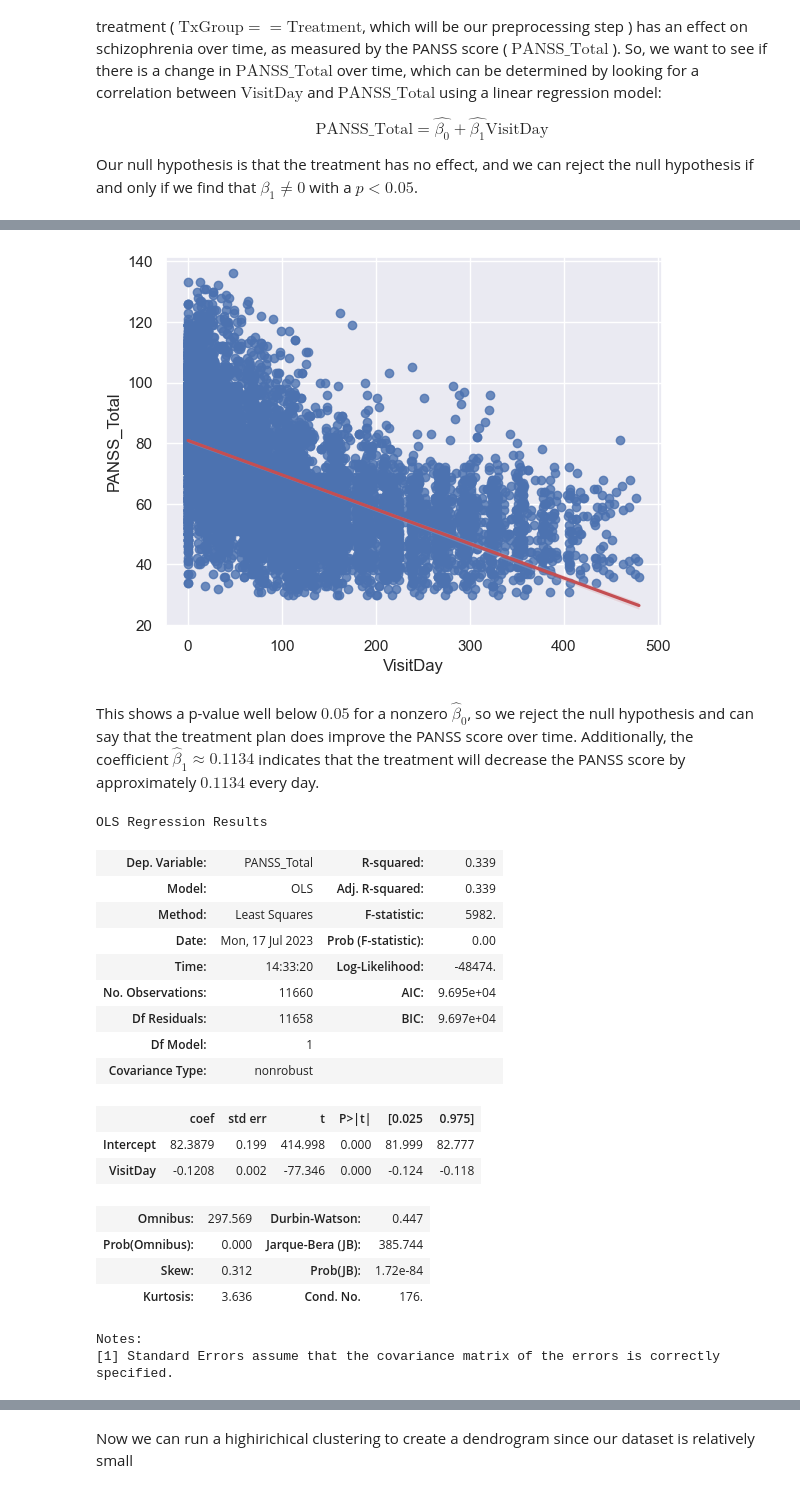
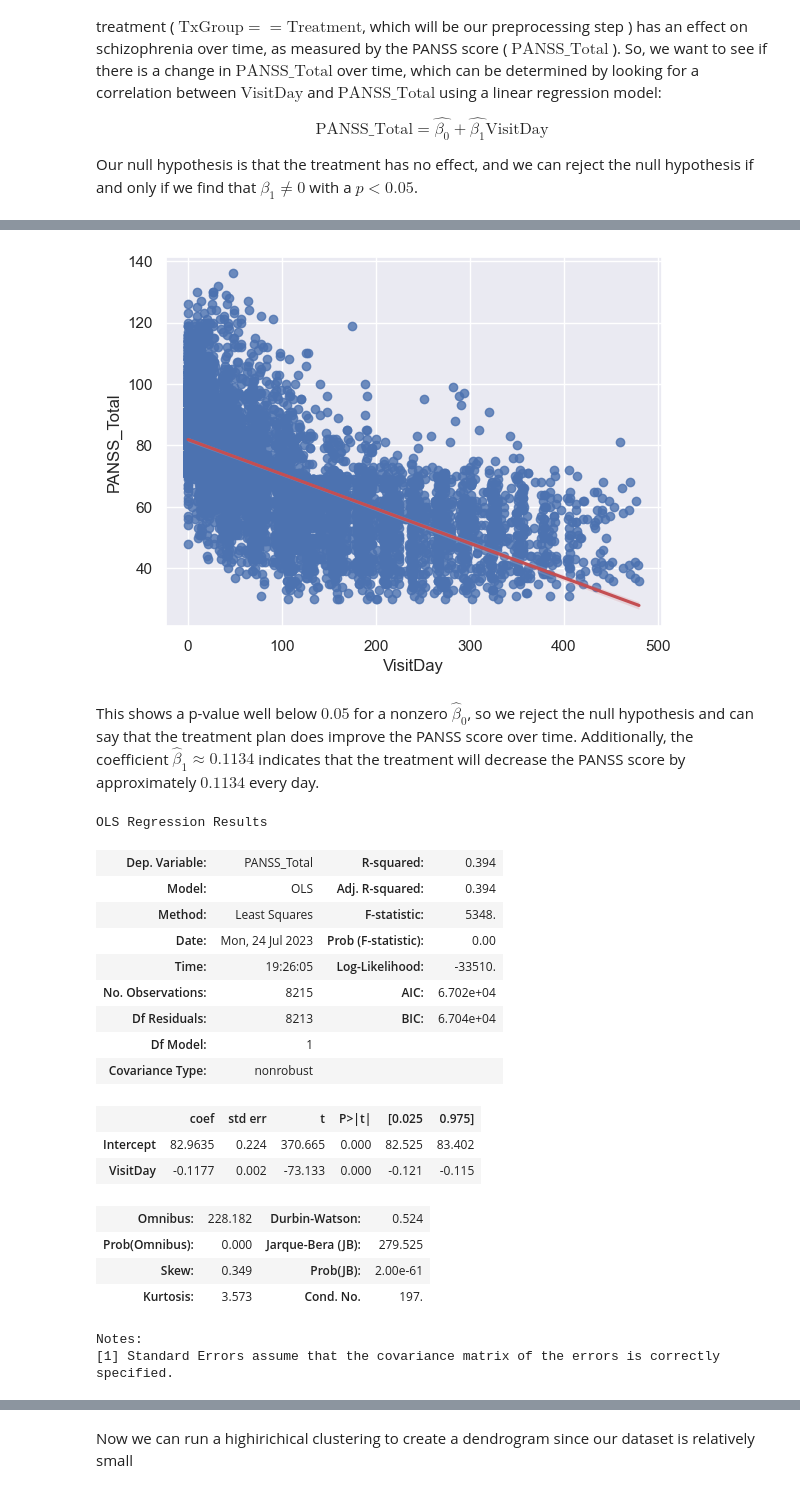
Before and after one commit to AlistairKeiller/STATS-202-final, a Jupyter notebook: final.ipynb, the cells around one changed output, grey strips where cells are left out. Saved outputs shown, nothing was run; the diff lists cells and outputs as text; code cells hidden in the pictures.

```diff
--- a/final.ipynb
+++ b/final.ipynb
@@ -33,0 +14,13 @@ data
+# %%
+path = "FinalProjectData"
+
+data = pd.concat(
+    [pd.read_csv(os.path.join(path, f)) for f in os.listdir(path) if f.endswith(".csv")]
+)
+data["PSUM"] = np.sum([data["P" + str(n)] for n in range(1,8)], axis=0)
+data["NSUM"] = np.sum([data["N" + str(n)] for n in range(1,8)], axis=0)
+data["GSUM"] = np.sum([data["G" + str(n)] for n in range(1,17)], axis=0)
+data["Treatment"] = data["TxGroup"] == "Treatment"
+passed_data = data[data["LeadStatus"] == "Passed"]
+first_day_passed_data = passed_data[passed_data["VisitDay"] == 0]
+data
@@ -67,35 +146,35 @@ Notes:
 sns.regplot(
     x="VisitDay",
     y="PANSS_Total",
-    data=data[data["TxGroup"] == "Treatment"],
-    line_kws={"color": sns.color_palette()[3]},
+    data=passed_data[passed_data["TxGroup"] == "Treatment"],
+    line_kws={"color": "C3"},
 )
 plt.show()
 # %% [output]
-[figure, old version]
+[figure, new version]
 # %% [markdown]
 This shows a p-value well below $0.05$ for a nonzero $\hat{\beta}_0$, so we reject the null hypothesis and can say that the treatment plan does improve the PANSS score over time. Additionally, the coefficient $\hat{\beta}_1\approx 0.1134$ indicates that the treatment will decrease the PANSS score by approximately $0.1134$ every day.
 # %%
 smf.ols(
-    "PANSS_Total ~ VisitDay", data=data[data["TxGroup"] == "Control"]
+    "PANSS_Total ~ VisitDay", data=passed_data[passed_data["TxGroup"] == "Control"]
 ).fit().summary()
 # %% [output]
 OLS Regression Results
-| Dep. Variable: | PANSS_Total | R-squared: | 0.339 |
-| Model: | OLS | Adj. R-squared: | 0.339 |
-| Method: | Least Squares | F-statistic: | 5982. |
-| Date: | Mon, 17 Jul 2023 | Prob (F-statistic): | 0.00 |
-| Time: | 14:33:20 | Log-Likelihood: | -48474. |
-| No. Observations: | 11660 | AIC: | 9.695e+04 |
-| Df Residuals: | 11658 | BIC: | 9.697e+04 |
+| Dep. Variable: | PANSS_Total | R-squared: | 0.394 |
+| Model: | OLS | Adj. R-squared: | 0.394 |
+| Method: | Least Squares | F-statistic: | 5348. |
+| Date: | Mon, 24 Jul 2023 | Prob (F-statistic): | 0.00 |
+| Time: | 19:26:05 | Log-Likelihood: | -33510. |
+| No. Observations: | 8215 | AIC: | 6.702e+04 |
+| Df Residuals: | 8213 | BIC: | 6.704e+04 |
 | Df Model: | 1 |  |  |
 | Covariance Type: | nonrobust |  |  |
 |  | coef | std err | t | P>|t| | [0.025 | 0.975] |
-| Intercept | 82.3879 | 0.199 | 414.998 | 0.000 | 81.999 | 82.777 |
-| VisitDay | -0.1208 | 0.002 | -77.346 | 0.000 | -0.124 | -0.118 |
+| Intercept | 82.9635 | 0.224 | 370.665 | 0.000 | 82.525 | 83.402 |
+| VisitDay | -0.1177 | 0.002 | -73.133 | 0.000 | -0.121 | -0.115 |
-| Omnibus: | 297.569 | Durbin-Watson: | 0.447 |
-| Prob(Omnibus): | 0.000 | Jarque-Bera (JB): | 385.744 |
-| Skew: | 0.312 | Prob(JB): | 1.72e-84 |
-| Kurtosis: | 3.636 | Cond. No. | 176. |
+| Omnibus: | 228.182 | Durbin-Watson: | 0.524 |
+| Prob(Omnibus): | 0.000 | Jarque-Bera (JB): | 279.525 |
+| Skew: | 0.349 | Prob(JB): | 2.00e-61 |
+| Kurtosis: | 3.573 | Cond. No. | 197. |
 Notes:
 [1] Standard Errors assume that the covariance matrix of the errors is correctly specified.
```
Also changed, not shown: parts of 33 cells of this notebook.
